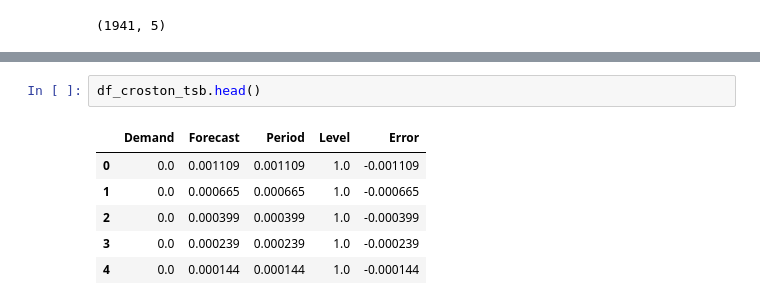
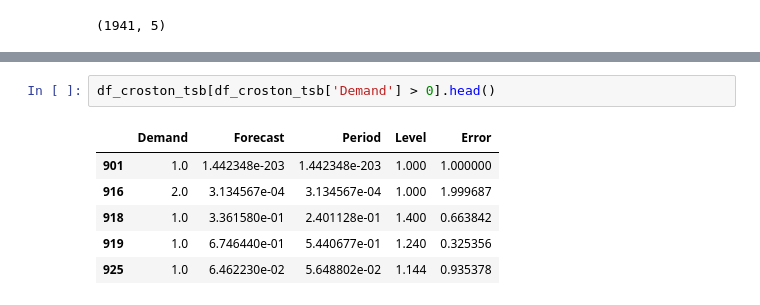
Before and after one commit to chriseisbrown/kaggle, a Jupyter notebook: m5_forecasting.ipynb, the cells around one changed output, grey strips where cells are left out. Cells and saved outputs as stored; diff of their text form.

```diff
--- a/m5_forecasting.ipynb
+++ b/m5_forecasting.ipynb
@@ -274,9 +283,9 @@ df_croston_tsb.shape
 # %%
-df_croston_tsb.head()
+df_croston_tsb[df_croston_tsb['Demand'] > 0].head()
 # %% [output]
 |  | Demand | Forecast | Period | Level | Error |
-| 0 | 0.0 | 0.001109 | 0.001109 | 1.0 | -0.001109 |
-| 1 | 0.0 | 0.000665 | 0.000665 | 1.0 | -0.000665 |
-| 2 | 0.0 | 0.000399 | 0.000399 | 1.0 | -0.000399 |
-| 3 | 0.0 | 0.000239 | 0.000239 | 1.0 | -0.000239 |
-| 4 | 0.0 | 0.000144 | 0.000144 | 1.0 | -0.000144 |
+| 901 | 1.0 | 1.442348e-203 | 1.442348e-203 | 1.000 | 1.000000 |
+| 916 | 2.0 | 3.134567e-04 | 3.134567e-04 | 1.000 | 1.999687 |
+| 918 | 1.0 | 3.361580e-01 | 2.401128e-01 | 1.400 | 0.663842 |
+| 919 | 1.0 | 6.746440e-01 | 5.440677e-01 | 1.240 | 0.325356 |
+| 925 | 1.0 | 6.462230e-02 | 5.648802e-02 | 1.144 | 0.935378 |
```
Also changed, not shown: parts of 2 cells of this notebook.
